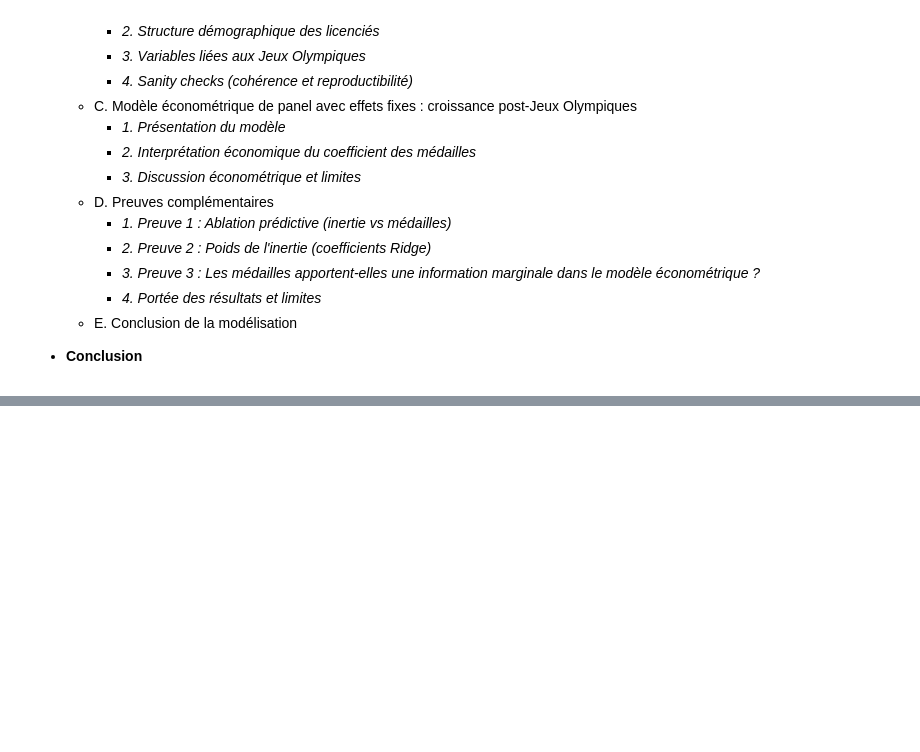
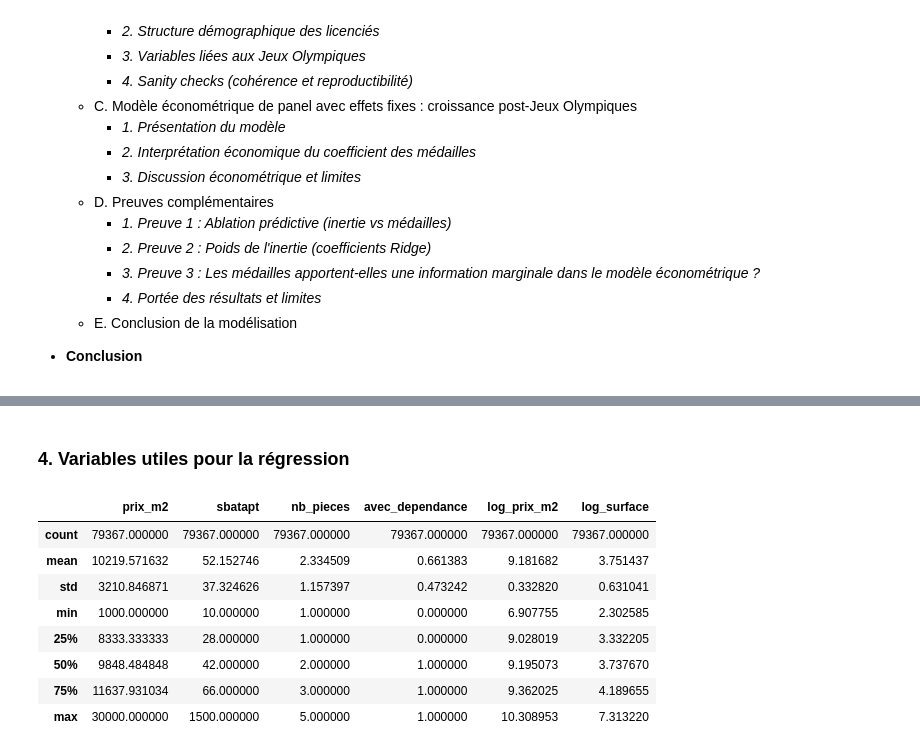
Before and after one commit to clothildemigaud/Projet-python-2A-, a Jupyter notebook: main.ipynb, the cells around one changed output, grey strips where cells are left out. Cells and saved outputs as stored; diff of their text form; code cells hidden in the pictures; blank space fills up the shorter version.

```diff
--- a/main.ipynb
+++ b/main.ipynb
@@ -53,0 +286,14 @@ rédiger l'intro
+# %%
+dvf_plus = dvf_plus[dvf_plus['anneemut'].between(2023, 2025)] #année de mutation
+dvf_plus = dvf_plus[dvf_plus['libnatmut'] == 'Vente'] #on ne garde que les ventes (on exclut "vente en l'état futur d'achèvement" et "échange")
+dvf_plus = dvf_plus[dvf_plus['nblocapt'] == 1] # nombre d'appartements ayant muté
+dvf_plus = dvf_plus[dvf_plus['nblocmai'] == 0] # nombre de maisons ayant muté
+dvf_plus = dvf_plus[dvf_plus['nblocact'] == 0] # nombre de locaux d'activité ayant muté
+dvf_plus = dvf_plus[dvf_plus['codtypbien'] == 121]  # Un appartement, selon cette livraison
+
+# on évite les ventes complexes (plusieurs communes, dispositions ou parcelles)
+dvf_plus = dvf_plus[dvf_plus['nbcomm'] == 1] # nombre de communes
+dvf_plus = dvf_plus[dvf_plus['nbdispo'] == 1] # nombre de dispositions associées à la mutation (98% des mutations ont une seule disposition)
+dvf_plus = dvf_plus[dvf_plus['nbpar'] == 1] # nombre de parcelles
+
+dvf_plus = dvf_plus.copy()
@@ -53,0 +340,12 @@ rédiger l'intro
+# %%
+
+dvf_plus["prix_m2"] = dvf_plus["valeurfonc"] / dvf_plus["sbatapt"]
+display(dvf_plus["prix_m2"].describe(percentiles=[.01, .05, .25, .5, .75, .95, .99]))
+
+necessaires = ['valeurfonc', 'sbatapt', 'geompar_x', 'geompar_y']
+dvf_plus = dvf_plus.dropna(subset=necessaires).copy()
+dvf_plus = dvf_plus[dvf_plus['valeurfonc'] > 0].copy()
+dvf_plus = dvf_plus[dvf_plus['sbatapt'] > 9].copy() # chat voulait limiter à 300 m2 ??
+
+dvf_plus['prix_m2'] = dvf_plus['valeurfonc'] / dvf_plus['sbatapt'] # on rajoute une colonne px_m2
+dvf_plus = dvf_plus[dvf_plus['prix_m2'].between(1000, 30000)].copy()
@@ -53,0 +366,25 @@ rédiger l'intro
+# %% [markdown]
+### 4. Variables utiles pour la régression
+# %%
+dvf_plus["avec_dependance"] = (dvf_plus["nblocdep"] > 0).astype(int)
+
+# nombre de pièces de l'appartement (la modalité 5 signifie 5 pièces ou plus)
+dvf_plus["nb_pieces"] = (
+    dvf_plus["nbapt1pp"] + 2 * dvf_plus["nbapt2pp"] + 3 * dvf_plus["nbapt3pp"]
+    + 4 * dvf_plus["nbapt4pp"] + 5 * dvf_plus["nbapt5pp"]
+)
+
+dvf_plus["log_prix_m2"] = np.log(dvf_plus["prix_m2"])
+dvf_plus["log_surface"] = np.log(dvf_plus["sbatapt"])
+
+dvf_plus[["prix_m2", "sbatapt", "nb_pieces", "avec_dependance", "log_prix_m2", "log_surface"]].describe()
+# %% [output]
+|  | prix_m2 | sbatapt | nb_pieces | avec_dependance | log_prix_m2 | log_surface |
+| count | 79367.000000 | 79367.000000 | 79367.000000 | 79367.000000 | 79367.000000 | 79367.000000 |
+| mean | 10219.571632 | 52.152746 | 2.334509 | 0.661383 | 9.181682 | 3.751437 |
+| std | 3210.846871 | 37.324626 | 1.157397 | 0.473242 | 0.332820 | 0.631041 |
+| min | 1000.000000 | 10.000000 | 1.000000 | 0.000000 | 6.907755 | 2.302585 |
+| 25% | 8333.333333 | 28.000000 | 1.000000 | 0.000000 | 9.028019 | 3.332205 |
+| 50% | 9848.484848 | 42.000000 | 2.000000 | 1.000000 | 9.195073 | 3.737670 |
+| 75% | 11637.931034 | 66.000000 | 3.000000 | 1.000000 | 9.362025 | 4.189655 |
+| max | 30000.000000 | 1500.000000 | 5.000000 | 1.000000 | 10.308953 | 7.313220 |
```
Also changed, not shown: parts of 36 cells of this notebook, 3 other files.
